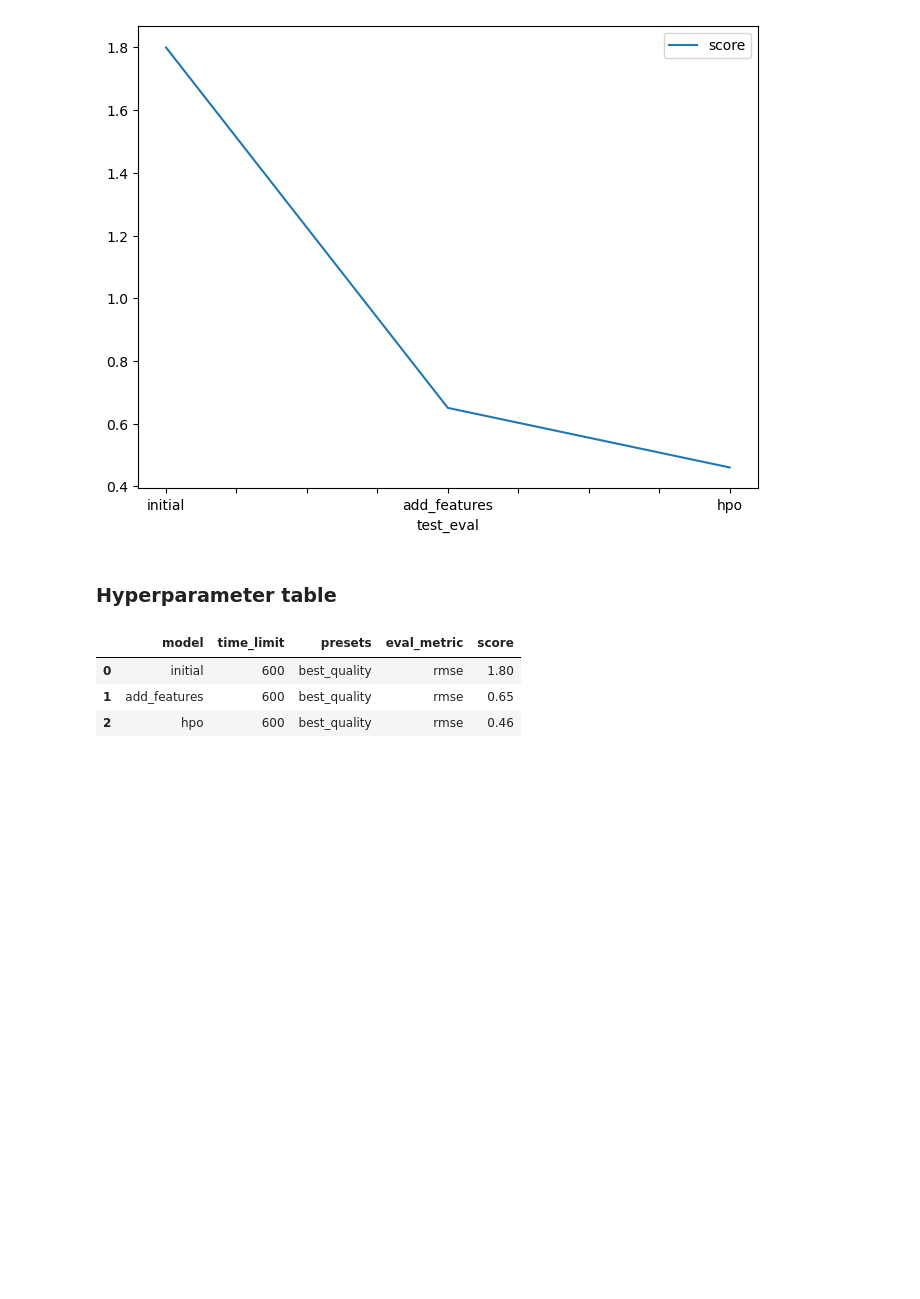
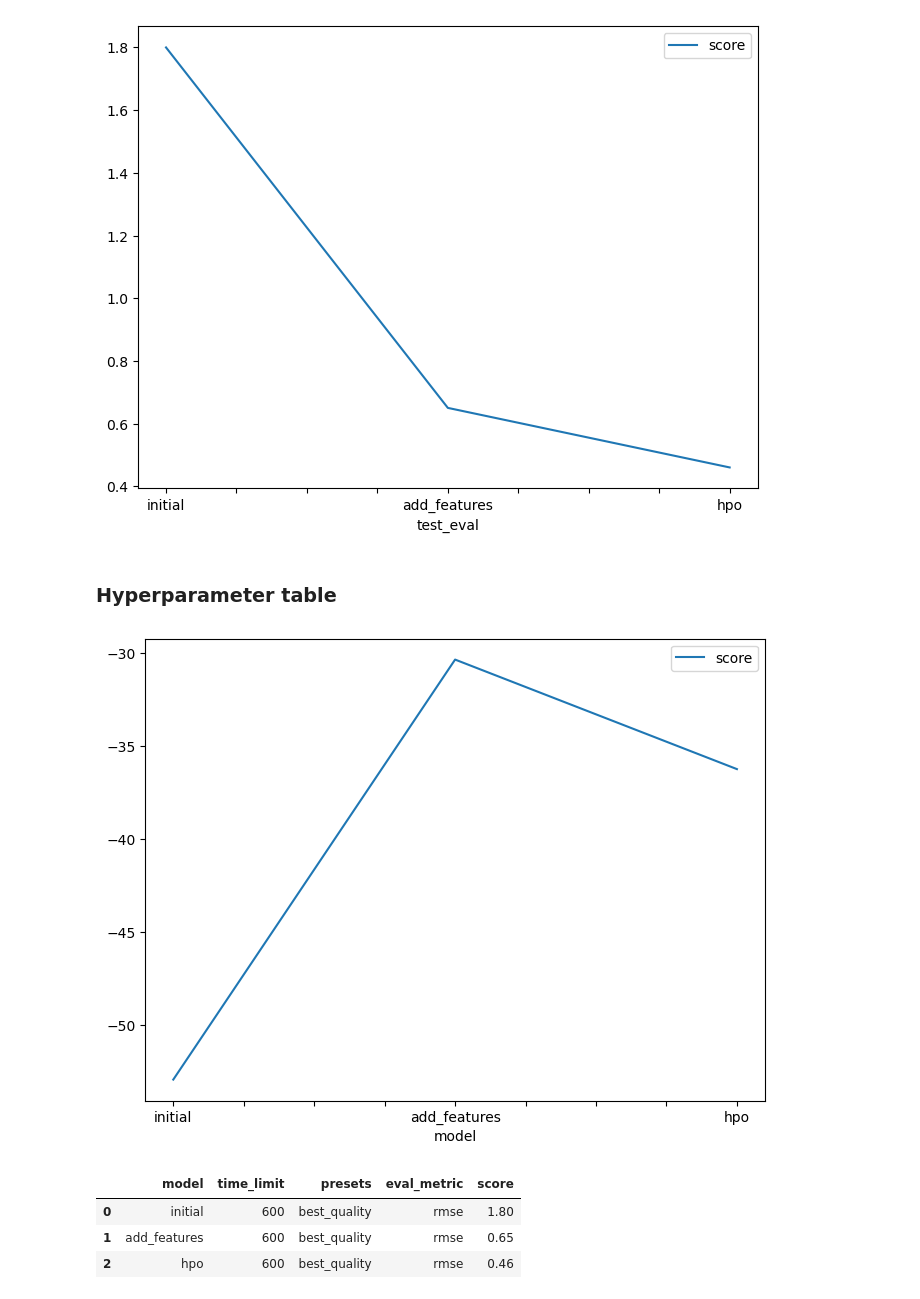
Before and after one commit to samhmariam/cd0385-project-starter, a Jupyter notebook: project-template.ipynb, the cells around one changed output. Cells and saved outputs as stored; diff of their text form; code cells hidden in the pictures; blank space fills up the shorter version.

```diff
--- a/project-template.ipynb
+++ b/project-template.ipynb
@@ -206,8 +208,9 @@ from autogluon.tabular import TabularPredictor
 # The label is the column we want to predict
 label = "count"
 
-train_data = train.drop(columns=["casual", "registered"])
-predictor = TabularPredictor(label=label, eval_metric='root_mean_squared_error')
+# Use learner_kwargs to specify columns to ignore
+learner_kwargs = {'ignored_columns': ["casual", "registered"]}
 
-predictor.fit(train_data=train_data, time_limit=600, presets='best_quality')
+predictor = TabularPredictor(label=label, eval_metric='root_mean_squared_error', learner_kwargs=learner_kwargs)
+predictor.fit(train_data=train, time_limit=600, presets='best_quality')
 # %% [output]
@@ -399,8 +404,12 @@ array([[<Axes: title={'center': 'datetime'}>,
 # %% [markdown]
 ## Step 5: Rerun the model with the same settings as before, just with more features
 # %%
+# The label is the column we want to predict
 label = "count"
-train_data = train.drop(columns=["casual", "registered"])
-predictor_new_features = TabularPredictor(label=label, eval_metric='root_mean_squared_error')
-predictor_new_features.fit(train_data=train_data, time_limit=600, presets='best_quality')
+
+# Use learner_kwargs to specify columns to ignore
+learner_kwargs = {'ignored_columns': ["casual", "registered"]}
+
+predictor_new_features = TabularPredictor(label=label, eval_metric='root_mean_squared_error', learner_kwargs=learner_kwargs)
+predictor_new_features.fit(train_data=train, time_limit=600, presets='best_quality')
 # %% [output]
@@ -499,9 +509,12 @@ submission.csv               2024-08-15 09:12:15  first raw submission  complete
 * Options are to change the AutoGluon higher level parameters or the individual model hyperparameters.
 * The hyperparameters of the models themselves that are in AutoGluon. Those need the `hyperparameter` and `hyperparameter_tune_kwargs` arguments.
 # %%
+# The label is the column we want to predict
 label = "count"
-train_data = train.drop(columns=["casual", "registered"])
-predictor_new_hpo = TabularPredictor(label=label, eval_metric='root_mean_squared_error')
+
+# Use learner_kwargs to specify columns to ignore
+learner_kwargs = {'ignored_columns': ["casual", "registered"]}
+predictor_new_hpo = TabularPredictor(label=label, eval_metric='root_mean_squared_error', learner_kwargs=learner_kwargs)
 
 # Define hyperparameters to tune
 hyperparameters = {
@@ -531,7 +544,7 @@ hyperparameter_tune_kwargs = {
     'searcher': 'random',
 }
 
-predictor_new_hpo.fit(train_data=train_data, time_limit=600, presets='best_quality',
+predictor_new_hpo.fit(train_data=train, time_limit=600, presets='best_quality',
                       num_bag_folds=5,
                       num_stack_levels=1,
                       num_bag_sets=1,
@@ -690,6 +703,22 @@ fig.savefig('model_test_score.png')
 [figure]
 # %% [markdown]
 ### Hyperparameter table
+# %%
+# Taking the top model score from each training run and creating a line plot to show improvement
+# You can create these in the notebook and save them to PNG or use some other tool (e.g. google sheets, excel)
+fig = pd.DataFrame(
+    {
+        "model": ["initial", "add_features", "hpo"],
+        "score": [
+            predictor.leaderboard(silent=True)['score_val'][0],
+            predictor_new_features.leaderboard(silent=True)['score_val'][0],
+            predictor_new_hpo.leaderboard(silent=True)['score_val'][0]
+        ]
+    }
+).plot(x="model", y="score", figsize=(8, 6)).get_figure()
+fig.savefig('model_train_score.png')
+# %% [output]
+[figure, added]
 # %%
 # The 3 hyperparameters we tuned with the kaggle score as the result
 pd.DataFrame({
```
Also changed, not shown: parts of 17 cells of this notebook, 1 other file.
